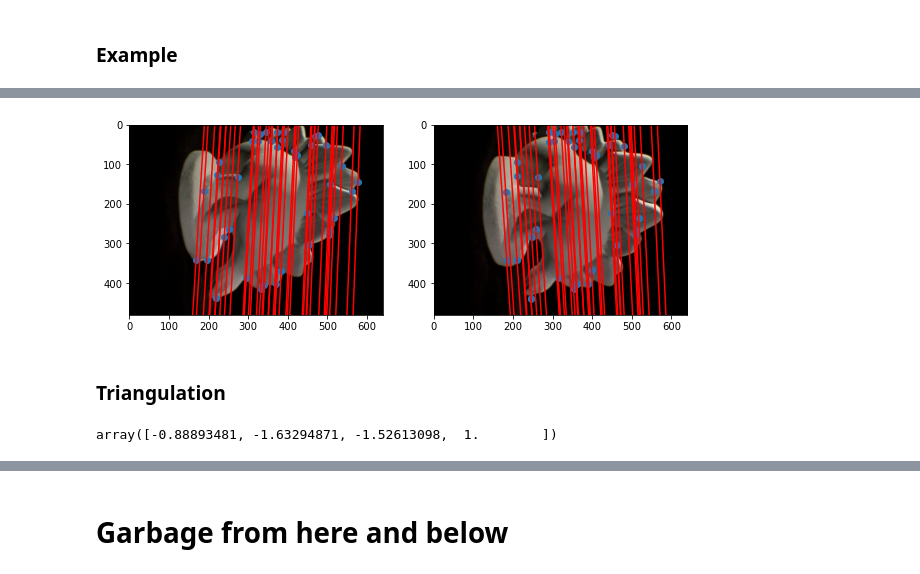
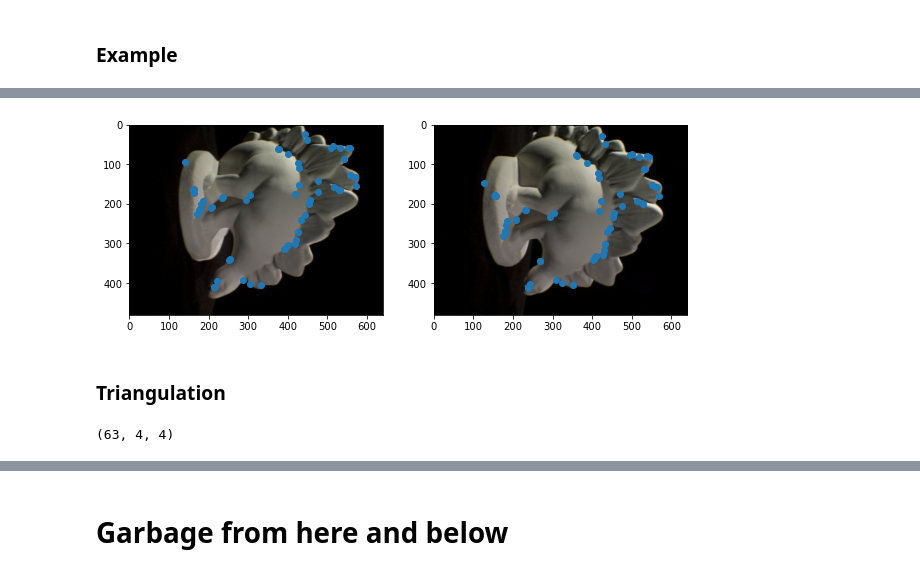
Before and after one commit to mingyuwoo98/volumetric-surface-reconstruction, a Jupyter notebook: mike.ipynb, the cells around one changed output, grey strips where cells are left out. Cells and saved outputs as stored; diff of their text form; code cells hidden in the pictures.

```diff
--- a/mike.ipynb
+++ b/mike.ipynb
@@ -350,10 +410,11 @@ plt.show()
 # %%
-bounding_box_size = 3
-num_feature_points = 100
+bounding_box_size = 15
+num_feature_points = 150
 dino_threshold = 0.4
 
 # x1 = sample_on_dino(imL, bounding_box_size, num_feature_points, dino_threshold)
-x1 = edge_points[np.random.randint(0,5096, size= 100),:]
-x1 = coords_subpix_cleaned
+x1 = edge_points[np.random.randint(0,5096, size=num_feature_points),:]
+mask_imL = np.where(np.sum(imL, axis = 2) > dino_threshold, 1, 0)
+#x1 = coords_subpix_cleaned
 # %%
 x2, u1_list, v1_list, u2_list, v2_list = \
@@ -361,32 +422,40 @@ get_match_points_linspace(imL, coords_subpix_cleaned, F, bounding_box_size, loss
+# %%
+x1_inbound = np.where(mask_imL[(x1[:,1],x1[:,0])] == 1)
+x2_inbound = np.where(mask_imL[(x2[:,1],x2[:,0])] == 1)
+inbound = np.intersect1d(x1_inbound[0], x2_inbound[0])
+x2a = x2[inbound]
+x2_filtered = x2a[np.where(x2a.sum(axis = 1) != -2)]
+x1a = x1[inbound]
+x1_filtered = x1a[np.where(x2a.sum(axis = 1) != -2)]
 # %%
-# %matplotlib inline
+%matplotlib inline
 # ------------------------------------ #
 plt.figure(0,figsize = (10, 4))
 ax81 = plt.subplot(121)
 plt.imshow(imL)
-plt.scatter(x1[:, 0], x1[:, 1])
-for i in range(len(x1)):
-    ax81.plot(u1_list[i], v1_list[i], '-r')
-    ax81.set_xlim((0, imR.shape[0]))
-    ax81.set_ylim((imR.shape[1], 0))
+plt.scatter(x1_filtered[:, 0], x1_filtered[:, 1])
+# for i in range(len(x1)):
+#     ax81.plot(u1_list[i], v1_list[i], '-r')
+#     ax81.set_xlim((0, imR.shape[0]))
+#     ax81.set_ylim((imR.shape[1], 0))
 
 plt.xlim(0, w)
 plt.ylim(h, 0)
 # ------------------------------------ #
 ax82 = plt.subplot(122)
 plt.imshow(imR)
-plt.scatter(x2[:, 0], x2[:, 1])
-for i in range(len(x2)):
-    ax82.plot(u2_list[i], v2_list[i], '-r')
-    ax82.set_xlim((0, imR.shape[0]))
-    ax82.set_ylim((imR.shape[1], 0))
+plt.scatter(x2_filtered[:, 0], x2_filtered[:, 1])
+# for i in range(len(x2)):
+#     ax82.plot(u2_list[i], v2_list[i], '-r')
+#     ax82.set_xlim((0, imR.shape[0]))
+#     ax82.set_ylim((imR.shape[1], 0))
 
 plt.xlim(0, w)
 plt.ylim(h, 0)
 # ------------------------------------ #
 plt.show()
 # %% [output]
-[figure, old version]
+[figure, new version]
 # %% [markdown]
 ### Triangulation
 # %%
@@ -425,5 +524,5 @@ X = linear_triangulation(x1, x2, R1, T1)
-# %%
-np.max(X, axis = 0)
-np.min(X, axis = 0)
-# %% [output]
-array([-0.88893481, -1.63294871, -1.52613098,  1.        ])
+# %%
+# X = linear_triangulation(x1_filtered, x2_filtered, R1, T1)
+X = linear_triangulation_assignment(x1_filtered, x2_filtered, R1, T1)
+# %% [output]
+(63, 4, 4)
```
Also changed, not shown: parts of 33 cells of this notebook.
